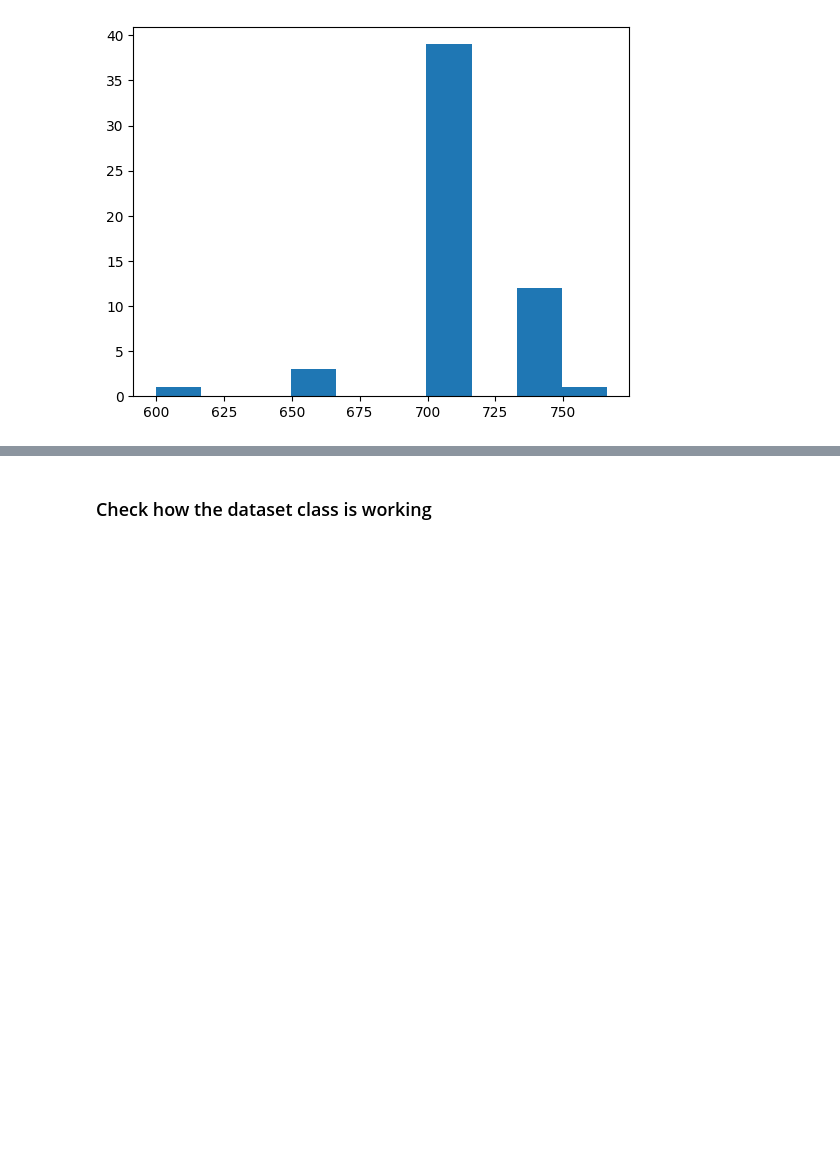
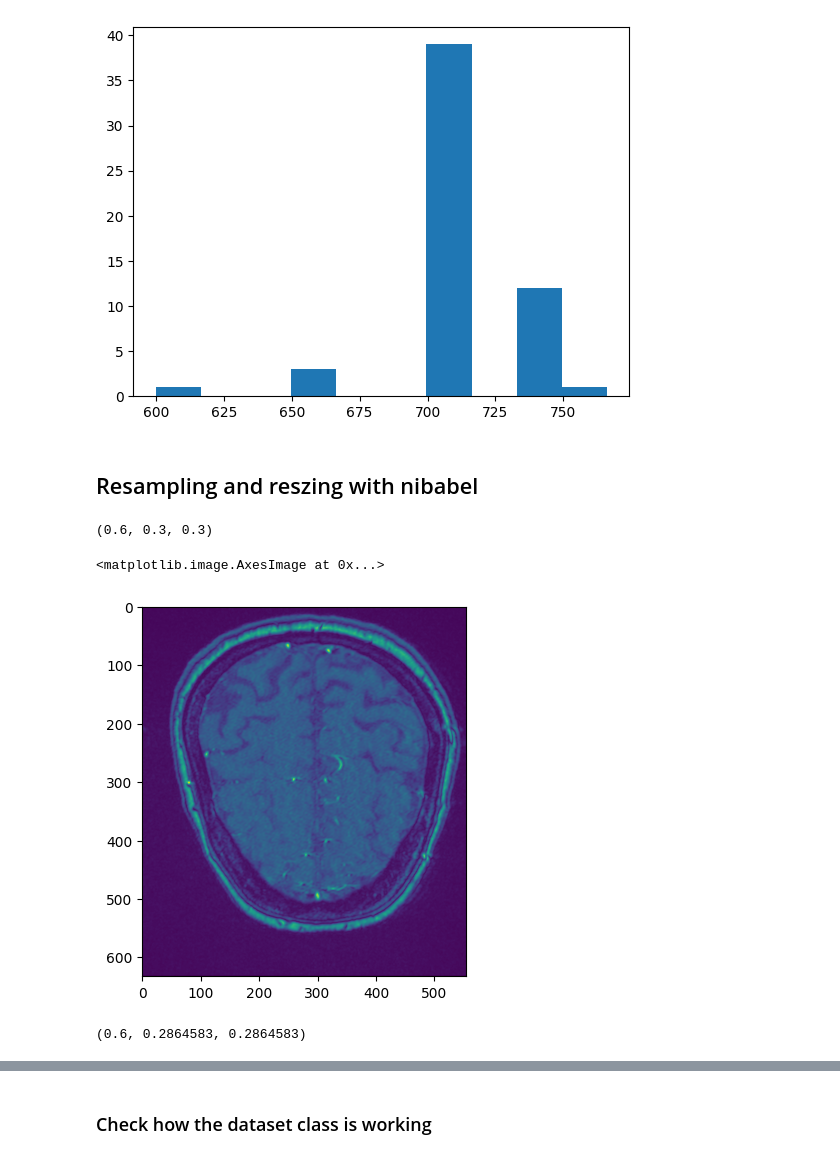
Before and after one commit to JdbermeoUZH/MastersThesisUIASegmentation, a Jupyter notebook: notebooks/random_stuff.ipynb, the cells around one changed output, grey strips where cells are left out. Cells and saved outputs as stored; diff of their text form; code cells hidden in the pictures; blank space fills up the shorter version.

Commit message:
resizing and resampling are on the fly is working well

```diff
--- a/notebooks/random_stuff.ipynb
+++ b/notebooks/random_stuff.ipynb
@@ -95,3 +95,5 @@ plt.hist(np.array(shapes)[:, 1])
         749.4, 766. ]),
  <BarContainer object of 10 artists>)
 [figure]
+# %% [markdown]
+## Resampling and reszing with nibabel
@@ -97,0 +106,23 @@ plt.hist(np.array(shapes)[:, 1])
+# %%
+ds = h5py.File('/scratch_net/biwidl319/jbermeo/data/preprocessed/UIA_segmentation/USZ.h5', 'r')
+# %%
+img_group = ds['data']['10896074_BRE_AComm_ICA']
+
+image = img_group['tof'][:][0]
+labels = img_group['seg'][:][0]
+px = img_group['px'][()]
+py = img_group['py'][()]
+pz = img_group['pz'][()]
+
+
+orig_voxel_size = (pz, px, py)
+print(orig_voxel_size)
+plt.imshow(image[60, :, :])
+# %% [output]
+(0.6, 0.3, 0.3)
+<matplotlib.image.AxesImage at 0x...>
+[figure, added]
+# %%
+orig_voxel_size
+# %% [output]
+(0.6, 0.2864583, 0.2864583)
```
Also changed, not shown: parts of 46 cells of this notebook, 6 other files.
